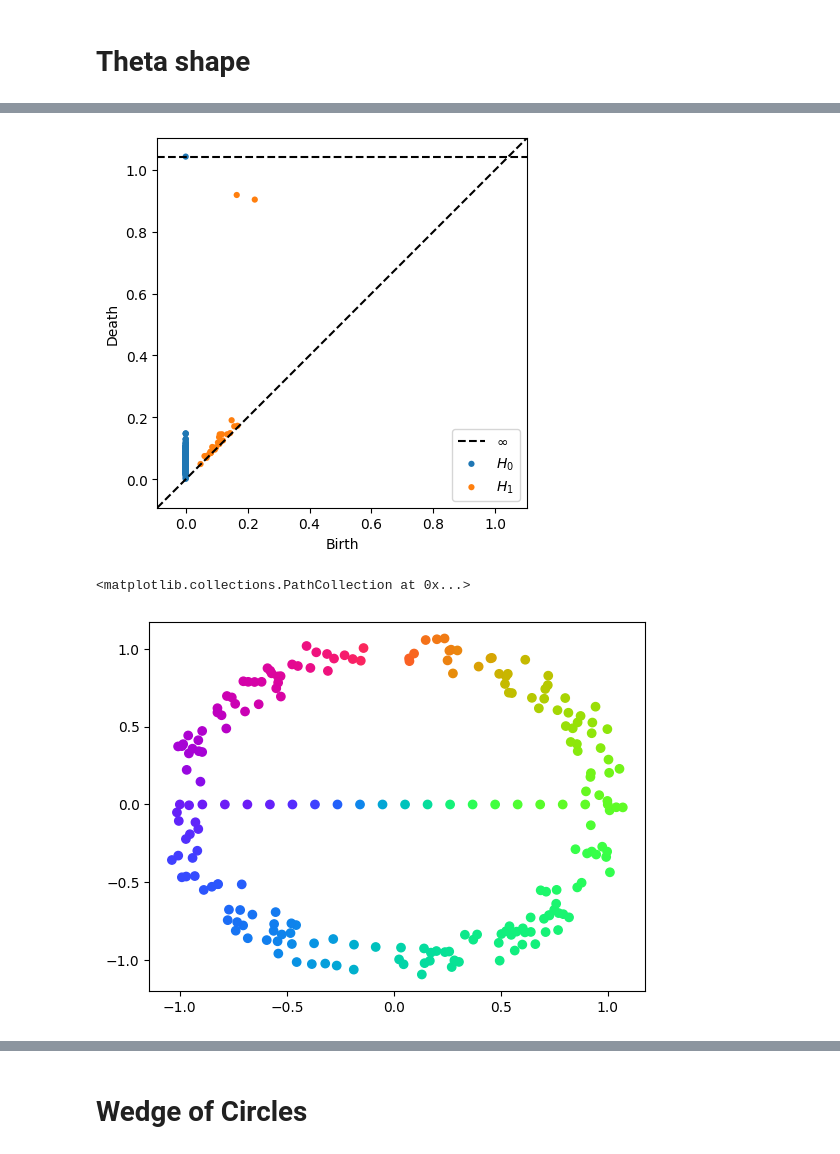
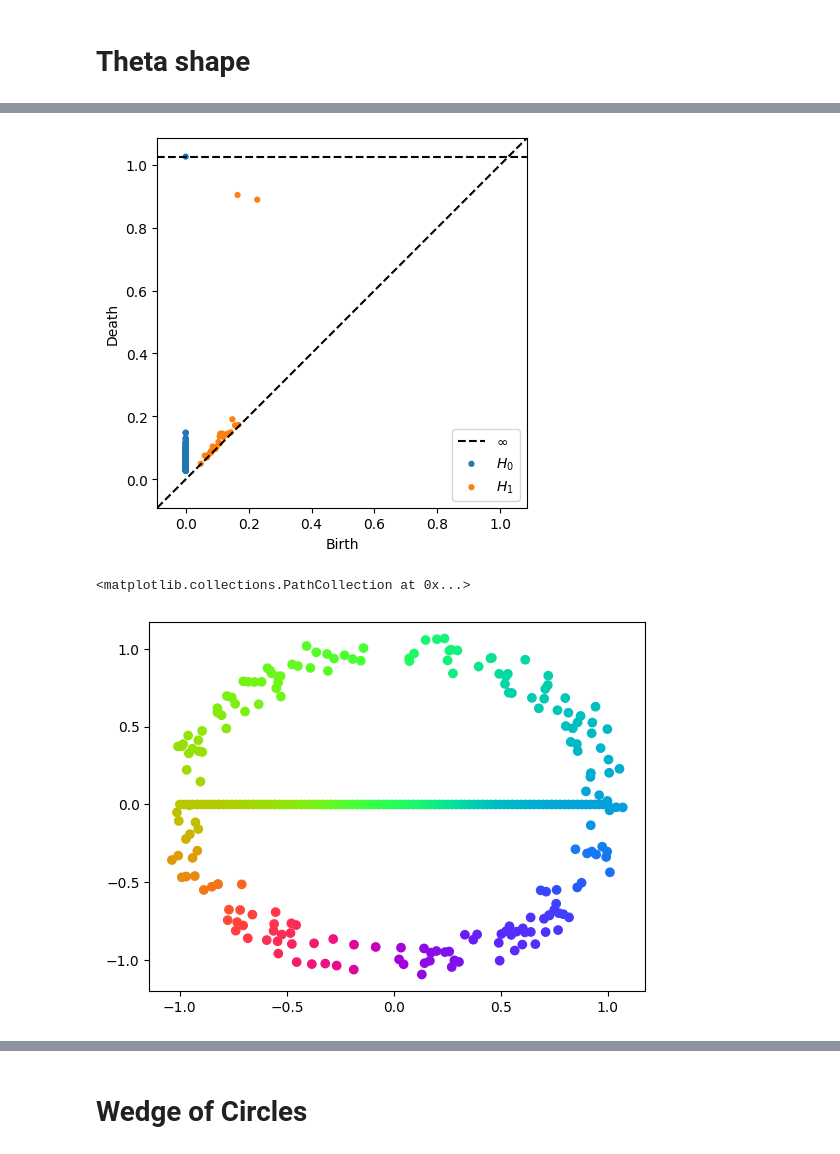
Before and after one commit to Tanishqbh/DREiMac, a Jupyter notebook: docs/notebooks/partition_landmarks.ipynb, the cells around one changed output, grey strips where cells are left out. Saved outputs shown, nothing was run; the diff lists cells and outputs as text; code cells hidden in the pictures.

```diff
--- a/docs/notebooks/partition_landmarks.ipynb
+++ b/docs/notebooks/partition_landmarks.ipynb
@@ -11,8 +40,8 @@ from persim import plot_diagrams
 # Theta shape
 # %%
 X1 = GeometryExamples.noisy_circle(n_samples=200, noise_size=0.2)
-X2 = np.zeros(shape=(20, 2))
-X2[:, 0] = np.linspace(-1, 1, num =20)
+X2 = np.zeros(shape=(100, 2))
+X2[:, 0] = np.linspace(-1, 1, num =100)
 X = np.vstack([X1, X2])
 plt.scatter(X[:,0], X[:,1])
 # %% [output]
@@ -21,15 +50,15 @@ plt.scatter(X[:,0], X[:,1])
 # %%
-tc = ToroidalCoords(X, n_landmarks=220)
+tc = ToroidalCoords(X, n_landmarks=len(X))
 # %%
 tc_theta = tc.get_coordinates(cocycle_idxs=[0,1])
 # %%
 plot_diagrams(tc.dgms_)
 # %% [output]
-[figure, old version]
+[figure, new version]
 # %%
-plt.scatter(X[:,0], X[:,1], c = CircleMapUtils.to_sinebow(tc_theta[1,:]))
+plt.scatter(X[:,0], X[:,1], c = CircleMapUtils.to_sinebow(tc_theta[0,:]))
 #plt.scatter(X[tc._idx_land, 0], X[tc._idx_land, 1], color='black')
 # %% [output]
 <matplotlib.collections.PathCollection at 0x...>
-[figure, old version]
+[figure, new version]
 # %%
```
Also changed, not shown: parts of 15 cells of this notebook.
